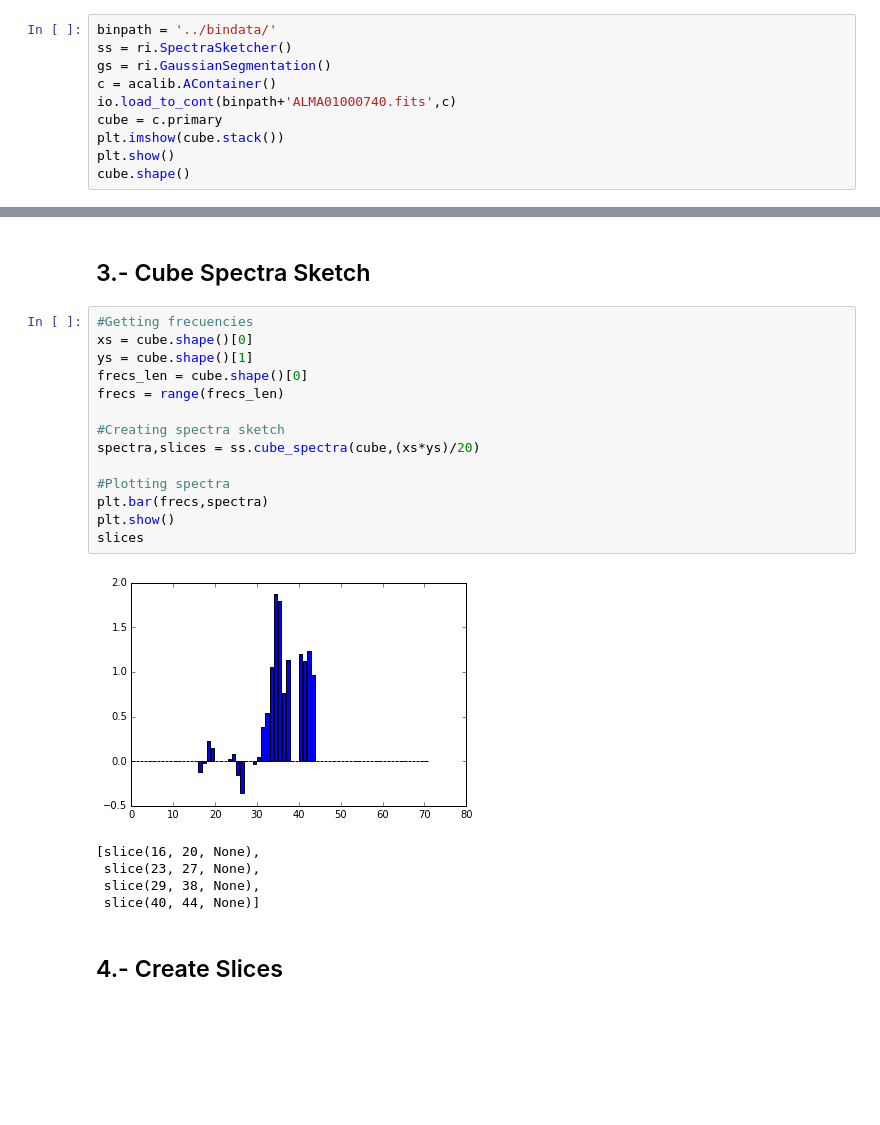
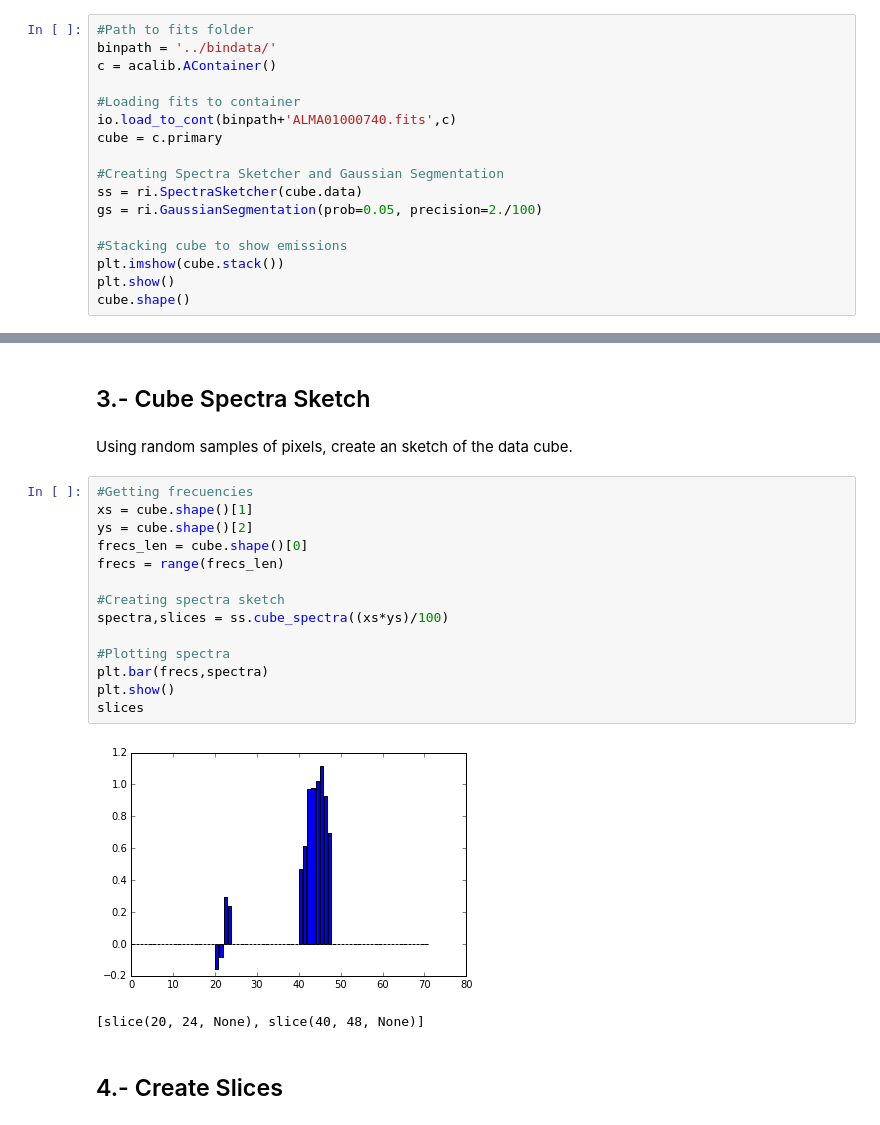
Before and after one commit to ChileanVirtualObservatory/acalib, a Jupyter notebook: notebooks/Gaussian ROI Detect.ipynb, the cells around one changed output, grey strips where cells are left out. Drawn from its saved outputs; the diff is of its cells as text; blank space fills up the shorter version.

```diff
--- a/notebooks/Gaussian ROI Detect.ipynb
+++ b/notebooks/Gaussian ROI Detect.ipynb
@@ -13,12 +13,19 @@ import numpy as np
 # %% [markdown]
 ## 2.- Reading Data to AContainer
 # %%
+#Path to fits folder
 binpath = '../bindata/'
-ss = ri.SpectraSketcher()
-gs = ri.GaussianSegmentation()
 c = acalib.AContainer()
+
+#Loading fits to container
 io.load_to_cont(binpath+'ALMA01000740.fits',c)
 cube = c.primary
+
+#Creating Spectra Sketcher and Gaussian Segmentation
+ss = ri.SpectraSketcher(cube.data)
+gs = ri.GaussianSegmentation(prob=0.05, precision=2./100)
+
+#Stacking cube to show emissions
 plt.imshow(cube.stack())
 plt.show()
 cube.shape()
@@ -32,26 +39,25 @@ INFO:astropy:4D data detected: assuming RA-DEC-FREQ-STOKES (like CASA-generated
 (71, 216, 216)
 # %% [markdown]
 ## 3.- Cube Spectra Sketch
+# %% [markdown]
+Using random samples of pixels, create an sketch of the data cube.
 # %%
 #Getting frecuencies
-xs = cube.shape()[0]
-ys = cube.shape()[1]
+xs = cube.shape()[1]
+ys = cube.shape()[2]
 frecs_len = cube.shape()[0]
 frecs = range(frecs_len)
 
 #Creating spectra sketch
-spectra,slices = ss.cube_spectra(cube,(xs*ys)/20)
+spectra,slices = ss.cube_spectra((xs*ys)/100)
 
 #Plotting spectra
 plt.bar(frecs,spectra)
 plt.show()
 slices
 # %% [output]
-[figure, old version]
+[figure, new version]
-[slice(16, 20, None),
- slice(23, 27, None),
- slice(29, 38, None),
- slice(40, 44, None)]
+[slice(20, 24, None), slice(40, 48, None)]
 # %% [markdown]
 ## 4.- Create Slices
 # %%
```
Also changed, not shown: parts of 2 cells of this notebook, 1 other file.
